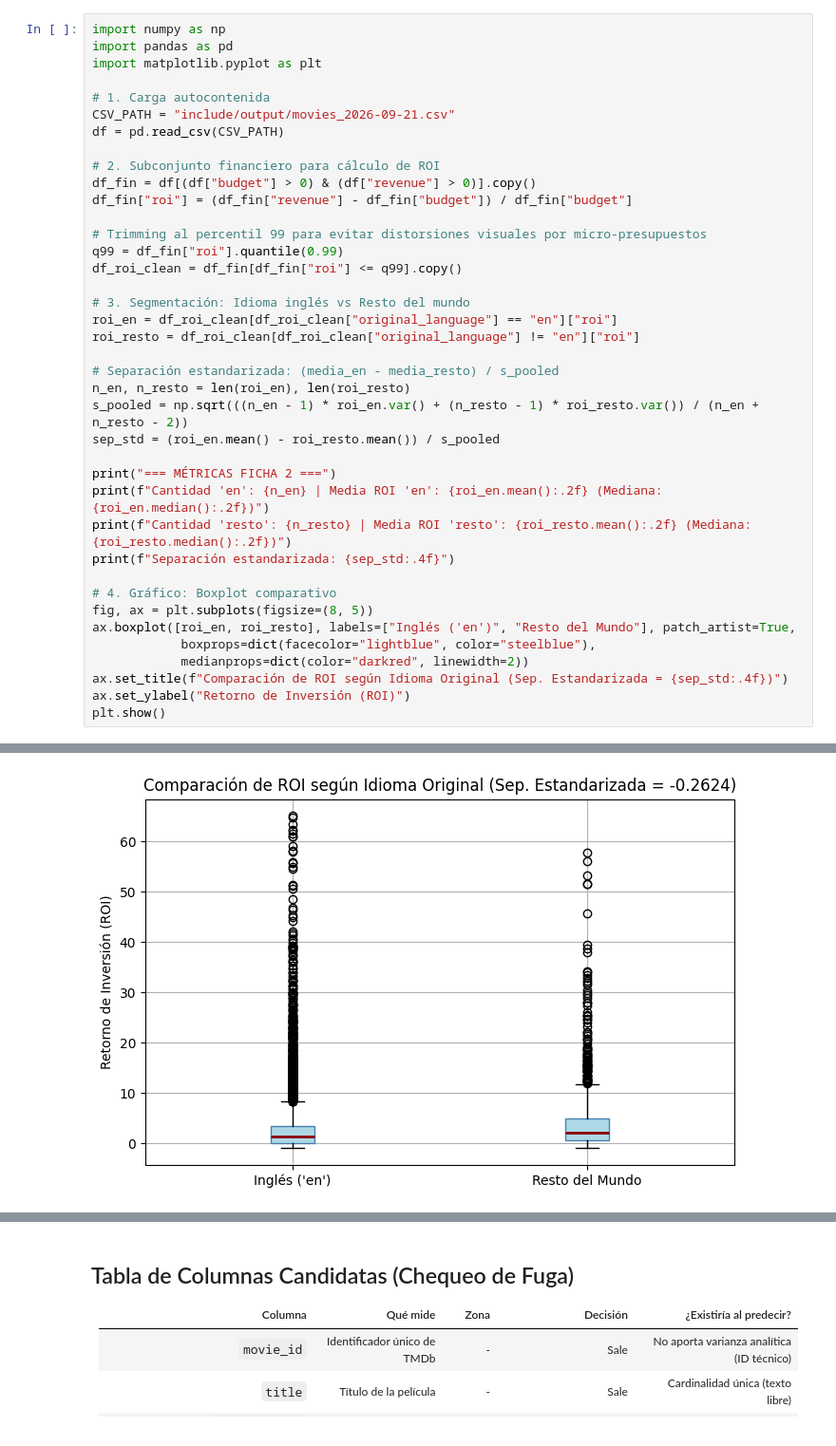
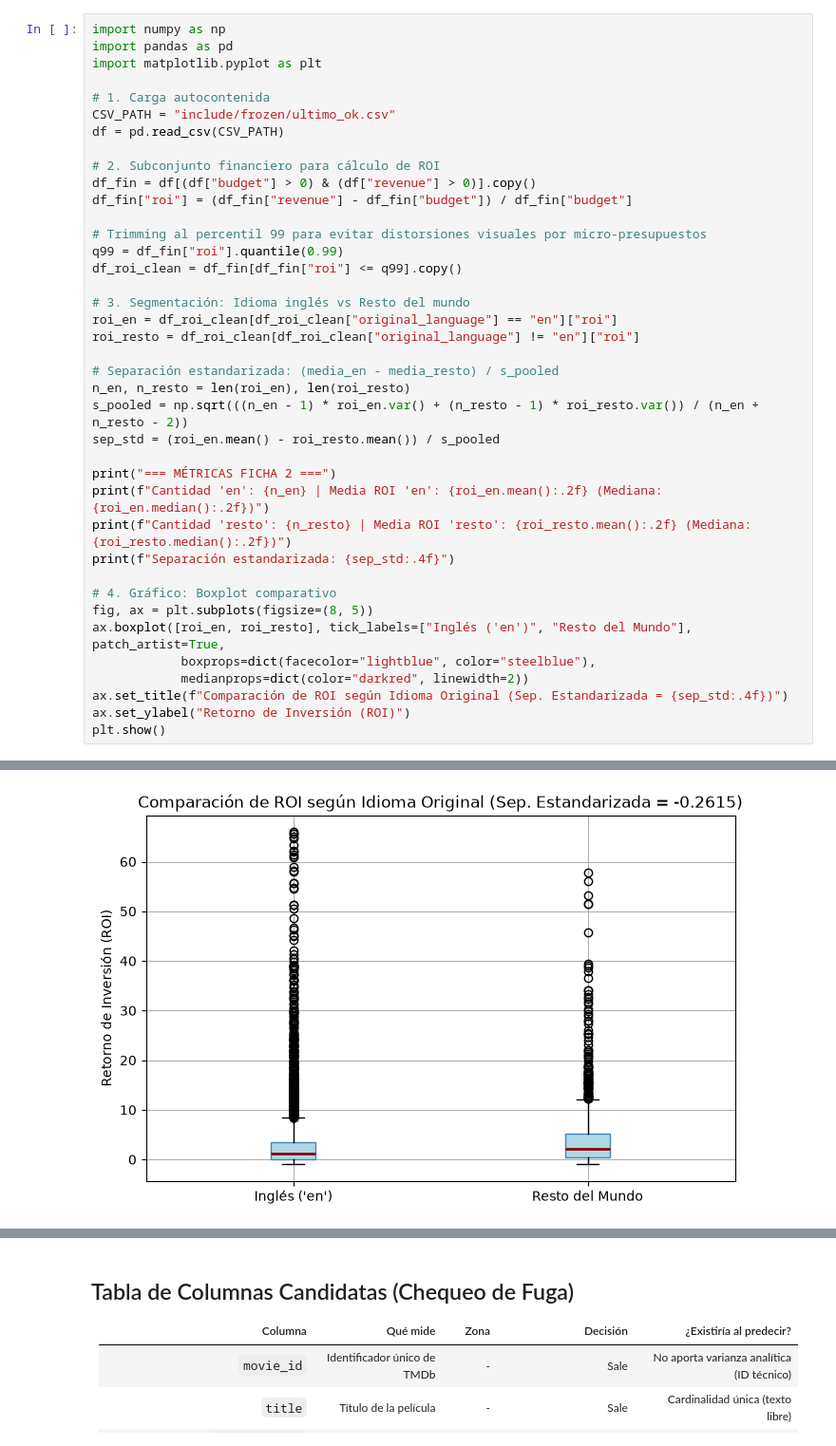
Before and after one commit to AlejoCarobolante/CienciaDatos-Integrador-Peliculon, a Jupyter notebook: presentacion2.ipynb, the cells around one changed output, grey strips where cells are left out. Shown at 95% size. Saved outputs shown, nothing was run; the diff lists cells and outputs as text.

```diff
--- a/presentacion2.ipynb
+++ b/presentacion2.ipynb
@@ -79,7 +79,7 @@ import pandas as pd
 import matplotlib.pyplot as plt
 
 # 1. Carga autocontenida
-CSV_PATH = "include/output/movies_2026-09-21.csv"
+CSV_PATH = "include/frozen/ultimo_ok.csv"
 df = pd.read_csv(CSV_PATH)
 
 # 2. Subconjunto financiero para cálculo de ROI
@@ -106,7 +106,7 @@ print(f"Separación estandarizada: {sep_std:.4f}")
 
 # 4. Gráfico: Boxplot comparativo
 fig, ax = plt.subplots(figsize=(8, 5))
-ax.boxplot([roi_en, roi_resto], labels=["Inglés ('en')", "Resto del Mundo"], patch_artist=True,
+ax.boxplot([roi_en, roi_resto], tick_labels=["Inglés ('en')", "Resto del Mundo"], patch_artist=True,
             boxprops=dict(facecolor="lightblue", color="steelblue"),
             medianprops=dict(color="darkred", linewidth=2))
 ax.set_title(f"Comparación de ROI según Idioma Original (Sep. Estandarizada = {sep_std:.4f})")
@@ -120,4 +120,4 @@ Separación estandarizada: -0.2624
-[figure, old version]
+[figure, new version]
 # %% [markdown]
 ### Ficha 2: Comparación de ROI según Idioma Original
 * **Tipo de pregunta:** De negocio ("¿Qué queremos responder?") con segmentación de catálogo.
```
Also changed, not shown: parts of 10 cells of this notebook, 1 other file.
